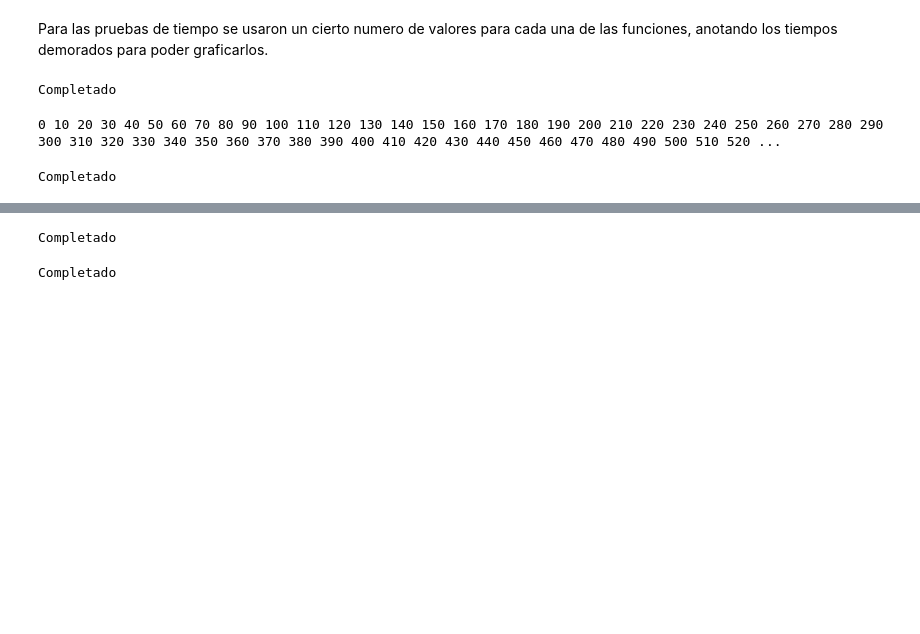
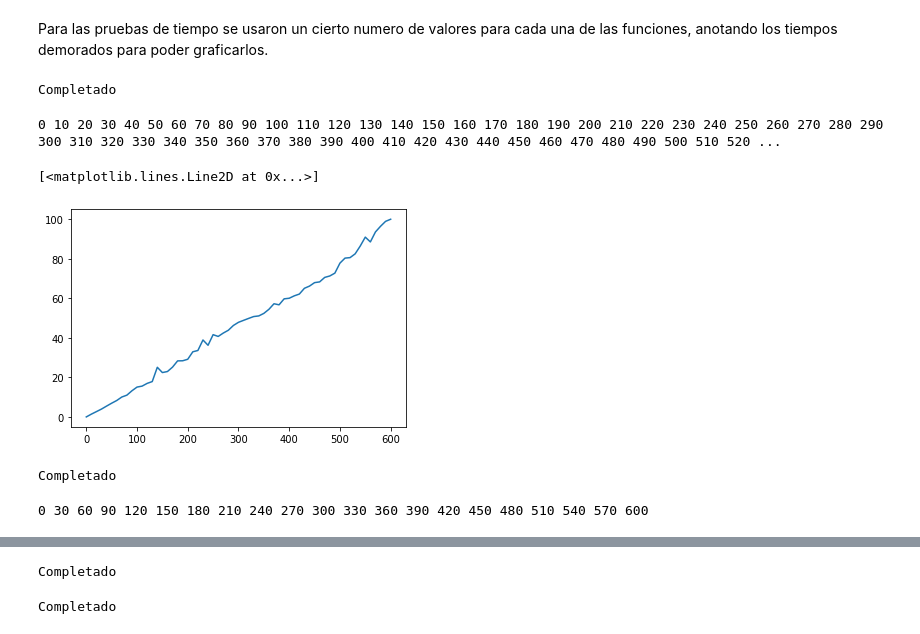
Before and after one commit to jhoel100/TopicosdeDatos, a Jupyter notebook: Tarea3-Topicos.ipynb, the cells around one changed output, grey strips where cells are left out. Drawn from its saved outputs; the diff is of its cells as text; code cells hidden in the pictures; blank space fills up the shorter version.

```diff
--- a/Tarea3-Topicos.ipynb
+++ b/Tarea3-Topicos.ipynb
@@ -154,6 +154,11 @@ for i in range(0,nro_personas,10):
     print(i,end=" ")
 # %% [output]
 0 10 20 30 40 50 60 70 80 90 100 110 120 130 140 150 160 170 180 190 200 210 220 230 240 250 260 270 280 290 300 310 320 330 340 350 360 370 380 390 400 410 420 430 440 450 460 470 480 490 500 510 520 ...
+# %%
+plt.plot(cantidad,tiempos, label='linear')
+# %% [output]
+[<matplotlib.lines.Line2D at 0x...>]
+[figure, added]
 # %%
 row0=1
 umbral=2
@@ -165,3 +170,17 @@ for row in dataset:
 print("Completado")
 # %% [output]
 Completado
+# %%
+umbral=0
+tiempos=[]
+cantidad=[]
+
+for i in range(0,nro_personas,30):
+    cantidad.append(i)
+    start_time = time()
+    for j in range(i):
+        distance = manhathan(dataset[0], dataset[j],umbral)
+    tiempos.append(time()-start_time)
+    print(i,end=" ")
+# %% [output]
+0 30 60 90 120 150 180 210 240 270 300 330 360 390 420 450 480 510 540 570 600
```
Also changed, not shown: parts of 3 cells of this notebook.
